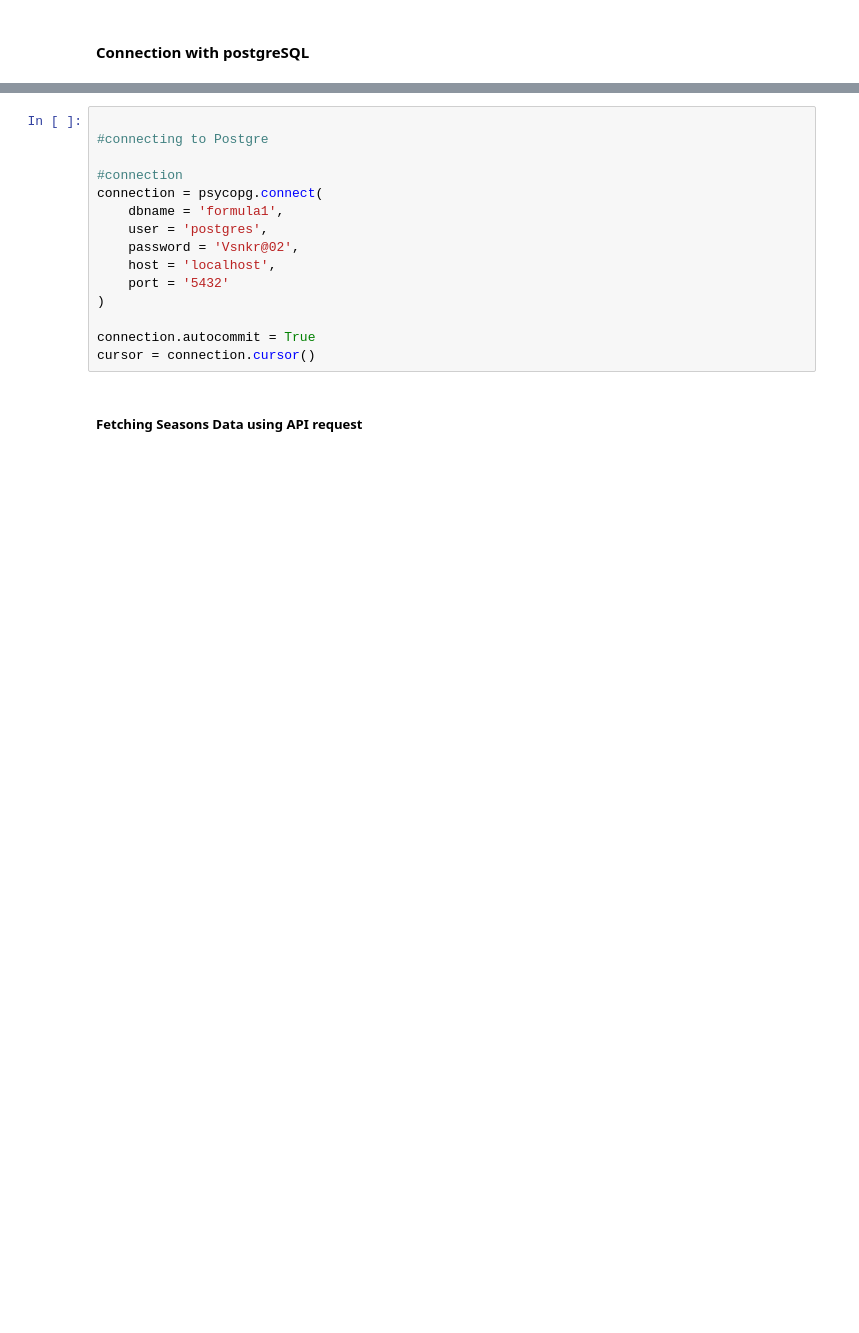
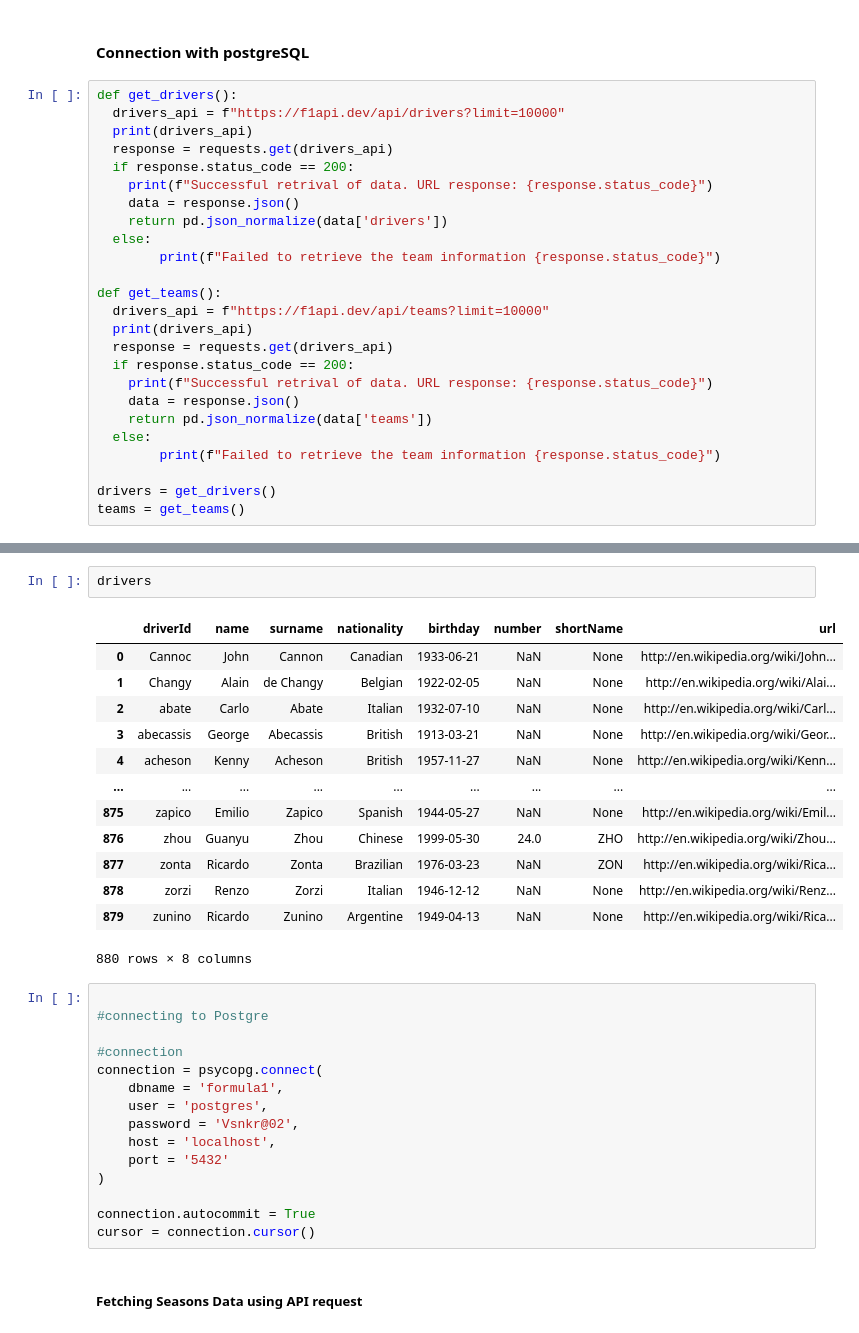
Before and after one commit to NithinReddyVangala/DataEngineeringProjects, a Jupyter notebook: Formula1.ipynb, the cells around one changed output, grey strips where cells are left out. Cells and saved outputs as stored; diff of their text form; blank space fills up the shorter version.

Commit message:
Loaded Drivers and teams data

```diff
--- a/Formula1.ipynb
+++ b/Formula1.ipynb
@@ -12,2 +22,27 @@ import sqlalchemy
 # %% [markdown]
 <h4>Connection with postgreSQL</h4>
+# %%
+def get_drivers():
+  drivers_api = f"https://f1api.dev/api/drivers?limit=10000"
+  print(drivers_api)
+  response = requests.get(drivers_api)
+  if response.status_code == 200:
+    print(f"Successful retrival of data. URL response: {response.status_code}")
+    data = response.json()
+    return pd.json_normalize(data['drivers'])
+  else:
+        print(f"Failed to retrieve the team information {response.status_code}")
+
+def get_teams():
+  drivers_api = f"https://f1api.dev/api/teams?limit=10000"
+  print(drivers_api)
+  response = requests.get(drivers_api)
+  if response.status_code == 200:
+    print(f"Successful retrival of data. URL response: {response.status_code}")
+    data = response.json()
+    return pd.json_normalize(data['teams'])
+  else:
+        print(f"Failed to retrieve the team information {response.status_code}")
+
+drivers = get_drivers()
+teams = get_teams()
@@ -14,3 +70,19 @@ import sqlalchemy
+# %%
+drivers
+# %% [output]
+|  | driverId | name | surname | nationality | birthday | number | shortName | url |
+| 0 | Cannoc | John | Cannon | Canadian | 1933-06-21 | NaN | None | http://en.wikipedia.org/wiki/John... |
+| 1 | Changy | Alain | de Changy | Belgian | 1922-02-05 | NaN | None | http://en.wikipedia.org/wiki/Alai... |
+| 2 | abate | Carlo | Abate | Italian | 1932-07-10 | NaN | None | http://en.wikipedia.org/wiki/Carl... |
+| 3 | abecassis | George | Abecassis | British | 1913-03-21 | NaN | None | http://en.wikipedia.org/wiki/Geor... |
+| 4 | acheson | Kenny | Acheson | British | 1957-11-27 | NaN | None | http://en.wikipedia.org/wiki/Kenn... |
+| ... | ... | ... | ... | ... | ... | ... | ... | ... |
+| 875 | zapico | Emilio | Zapico | Spanish | 1944-05-27 | NaN | None | http://en.wikipedia.org/wiki/Emil... |
+| 876 | zhou | Guanyu | Zhou | Chinese | 1999-05-30 | 24.0 | ZHO | http://en.wikipedia.org/wiki/Zhou... |
+| 877 | zonta | Ricardo | Zonta | Brazilian | 1976-03-23 | NaN | ZON | http://en.wikipedia.org/wiki/Rica... |
+| 878 | zorzi | Renzo | Zorzi | Italian | 1946-12-12 | NaN | None | http://en.wikipedia.org/wiki/Renz... |
+| 879 | zunino | Ricardo | Zunino | Argentine | 1949-04-13 | NaN | None | http://en.wikipedia.org/wiki/Rica... |
+880 rows × 8 columns
 # %%
 
 #connecting to Postgre
```
Also changed, not shown: parts of 6 cells of this notebook.
